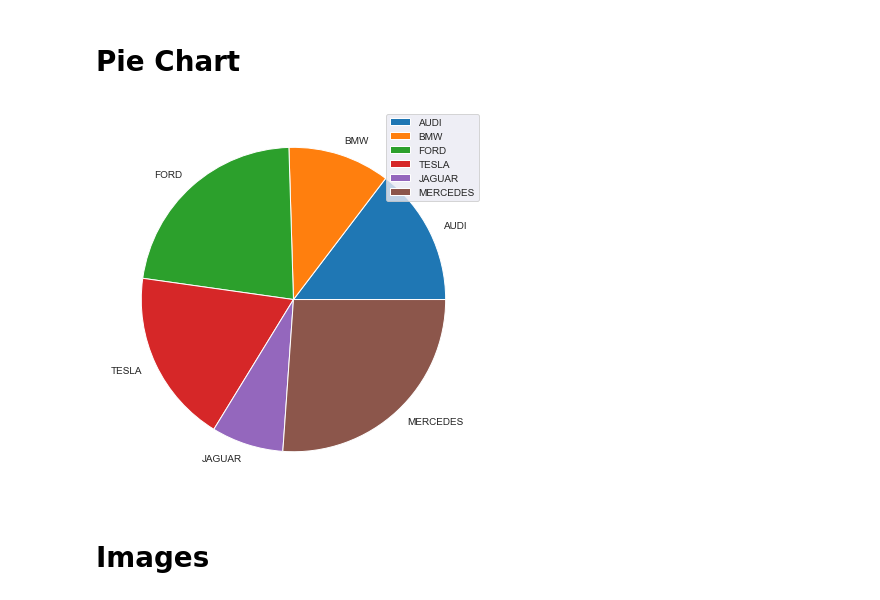
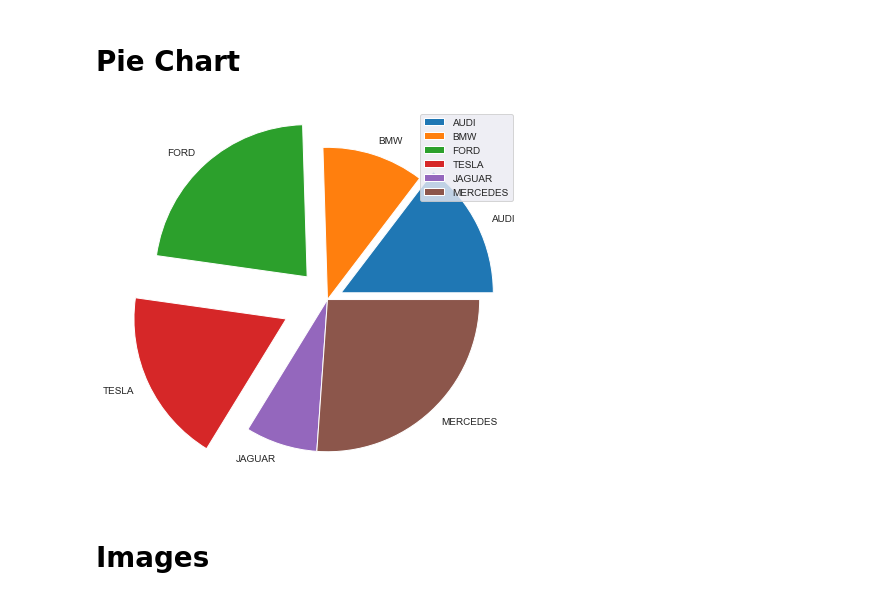
Before and after one commit to anilgujiri/BIA, a Jupyter notebook: Day6 - Matplotlib/Data Visualization.ipynb, the cells around one changed output. Drawn from its saved outputs; the diff is of its cells as text; code cells hidden in the pictures.

```diff
--- a/Day6 - Matplotlib/Data Visualization.ipynb
+++ b/Day6 - Matplotlib/Data Visualization.ipynb
@@ -278,28 +278,28 @@ plt.bar(years, oranges, bottom=apples);
 # %%
 # Import libraries
 from matplotlib import pyplot as plt
 import numpy as np
 
 explode = (0.1, 0.0, 0.2, 0.3, 0.0, 0.0)
 
 # Creating dataset
 cars = ['AUDI', 'BMW', 'FORD',
         'TESLA', 'JAGUAR', 'MERCEDES']
 
 data = [23, 17, 35, 29, 12, 41]
 
 # Creating plot
 fig = plt.figure(figsize =(10, 7))
 
-plt.pie(data, labels = cars)
+#plt.pie(data, labels = cars)
 
-#plt.pie(data, labels = cars,explode = explode)
+plt.pie(data, labels = cars,explode = explode)
 plt.legend()
 
 # show plot
 plt.show()
 # %% [output]
-[figure, old version]
+[figure, new version]
 # %% [markdown]
 # Images
 # %%
```
Also changed, not shown: parts of 9 cells of this notebook, 3 other files.
